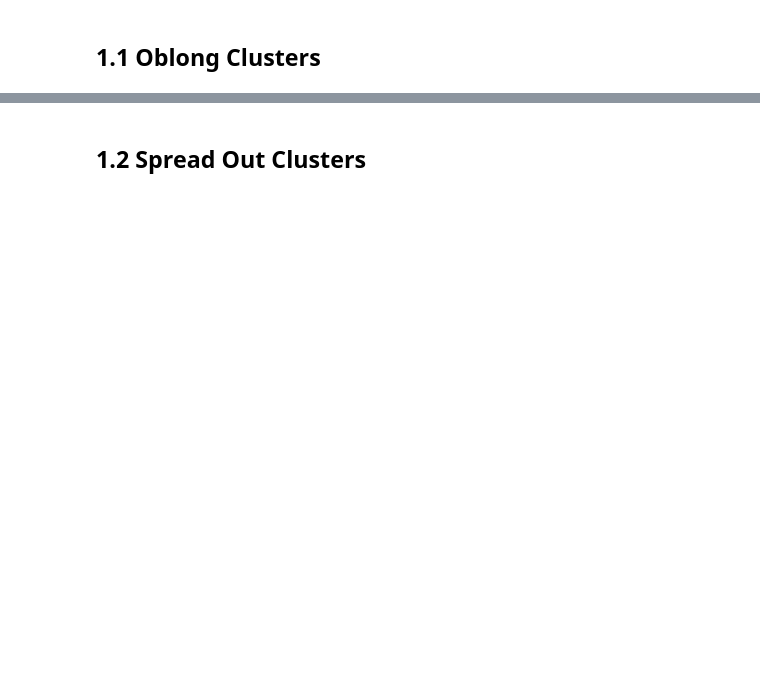
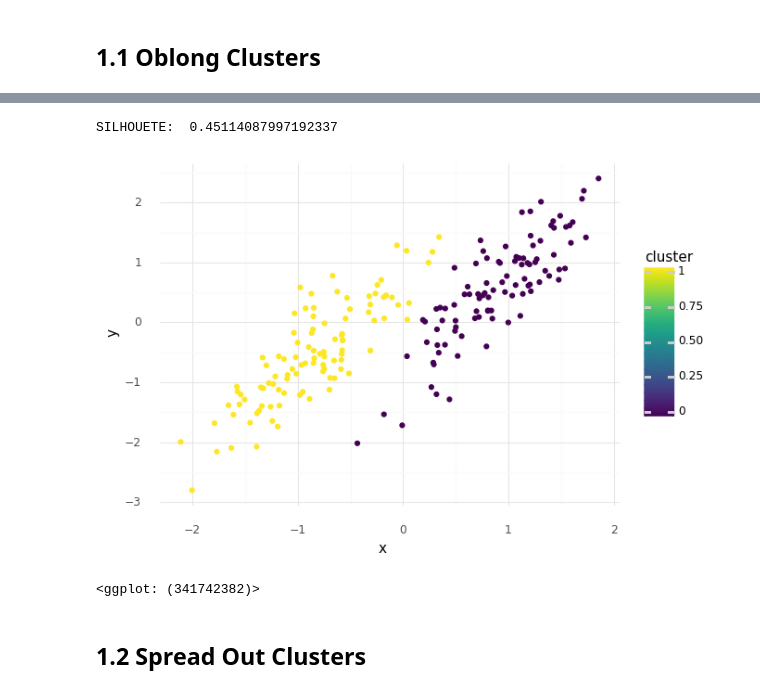
Before and after one commit to min-is/Chapman-University, a Jupyter notebook: CPSC 392 - Data Science/Classwork/17 - EM with Gaussian Mixture Models.ipynb, the cells around one changed output, grey strips where cells are left out. Drawn from its saved outputs; the diff is of its cells as text; code cells hidden in the pictures; blank space fills up the shorter version.

```diff
--- a/CPSC 392 - Data Science/Classwork/17 - EM with Gaussian Mixture Models.ipynb
+++ b/CPSC 392 - Data Science/Classwork/17 - EM with Gaussian Mixture Models.ipynb
@@ -52,2 +70,21 @@ d1 = pd.read_csv("https://raw.githubusercontent.com/cmparlettpelleriti/CPSC392Pa
+# %%
+# perform EM
+
+X = d1[features]
+X[features] = z.fit_transform(X)
+
+EM = GaussianMixture(n_components=2)
+EM.fit(X)
+
+cluster = EM.predict(X)
+
+print("SILHOUETE: ", silhouette_score(X, cluster))
+X['cluster'] = cluster
+
+(ggplot(X, aes(x = 'x', y = 'y', color = 'cluster')) + geom_point() + theme_minimal())
+# %% [output]
+SILHOUETE:  0.45114087997192337
+[figure, added]
+<ggplot: (341742382)>
 # %% [markdown]
 ## 1.2 Spread Out Clusters
```
Also changed, not shown: parts of 23 cells of this notebook.
